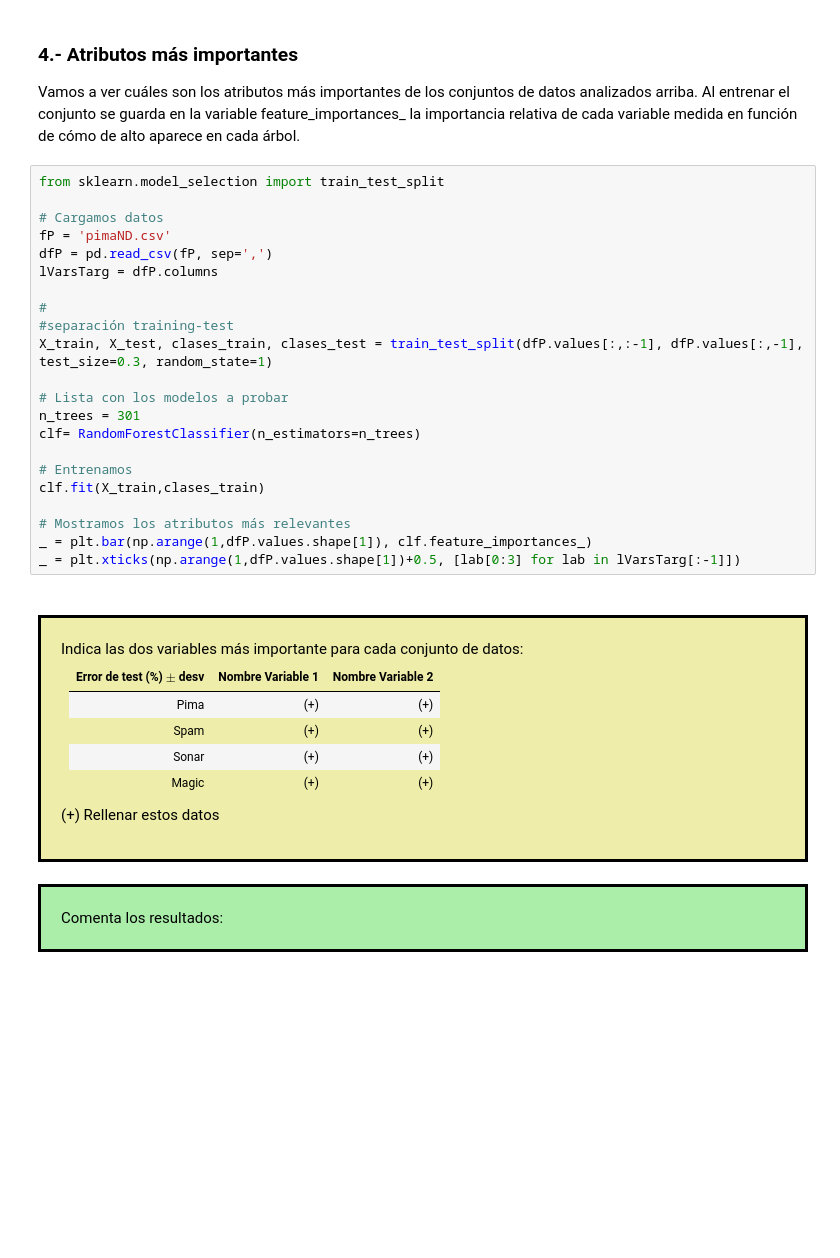
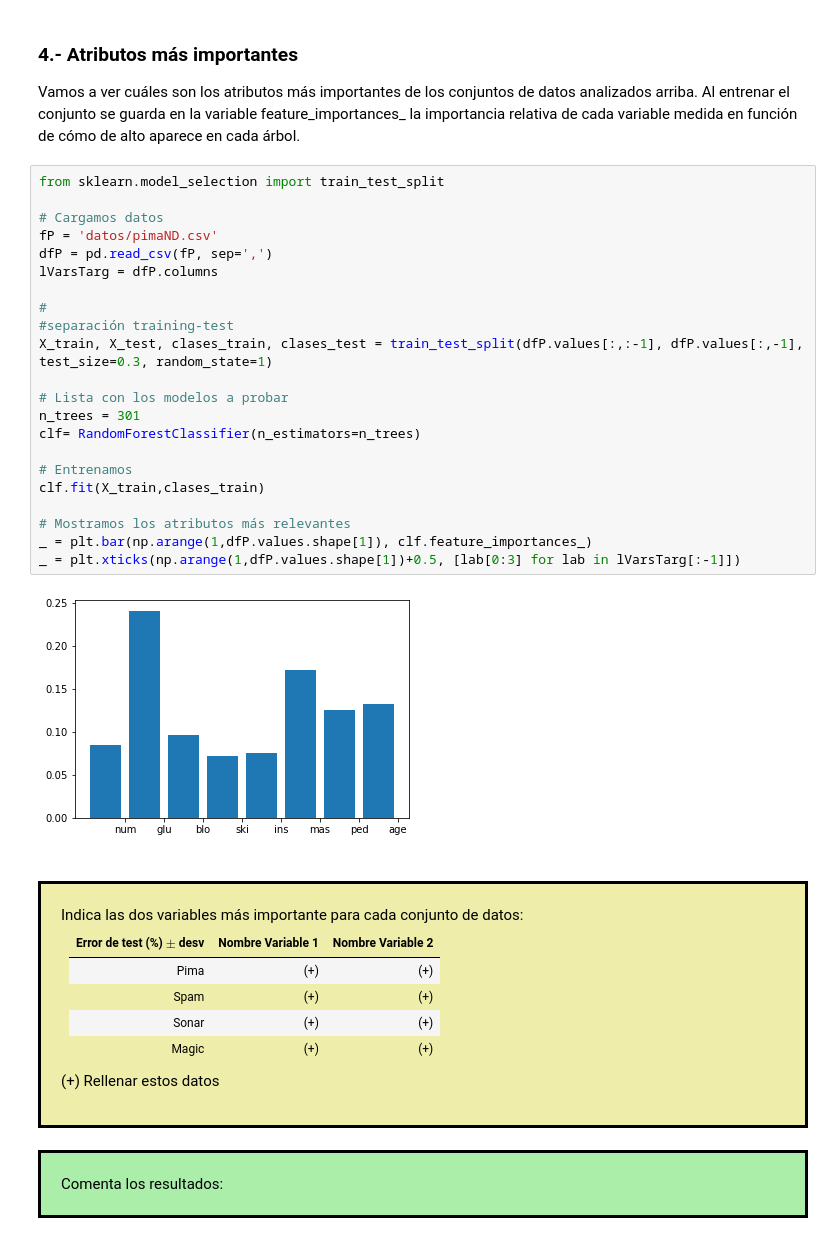
Before and after one commit to OscarGB/MUCD-MAAA, a Jupyter notebook: Oscar/5- Ensembles/conjuntos_sin_sols.ipynb, the cells around one changed output. Drawn from its saved outputs; the diff is of its cells as text; blank space fills up the shorter version.

```diff
--- a/Oscar/5- Ensembles/conjuntos_sin_sols.ipynb
+++ b/Oscar/5- Ensembles/conjuntos_sin_sols.ipynb
@@ -543,25 +552,27 @@ Vamos a ver cuáles son los atributos más importantes de los conjuntos de datos
 # %%
 from sklearn.model_selection import train_test_split
 
 # Cargamos datos
-fP = 'pimaND.csv'
+fP = 'datos/pimaND.csv'
 dfP = pd.read_csv(fP, sep=',')
 lVarsTarg = dfP.columns
 
 #
 #separación training-test
 X_train, X_test, clases_train, clases_test = train_test_split(dfP.values[:,:-1], dfP.values[:,-1], test_size=0.3, random_state=1)
 
 # Lista con los modelos a probar
 n_trees = 301
 clf= RandomForestClassifier(n_estimators=n_trees)
 
 # Entrenamos
 clf.fit(X_train,clases_train)
 
 # Mostramos los atributos más relevantes
 _ = plt.bar(np.arange(1,dfP.values.shape[1]), clf.feature_importances_)
 _ = plt.xticks(np.arange(1,dfP.values.shape[1])+0.5, [lab[0:3] for lab in lVarsTarg[:-1]])
+# %% [output]
+[figure, added]
 # %% [markdown]
 <br/>
 <div style="background-color:#EEEEAA;padding:20px;border:solid;"> Indica las dos variables más importante para cada conjunto de datos:
```
Also changed, not shown: parts of 4 cells of this notebook, 5 other files.
